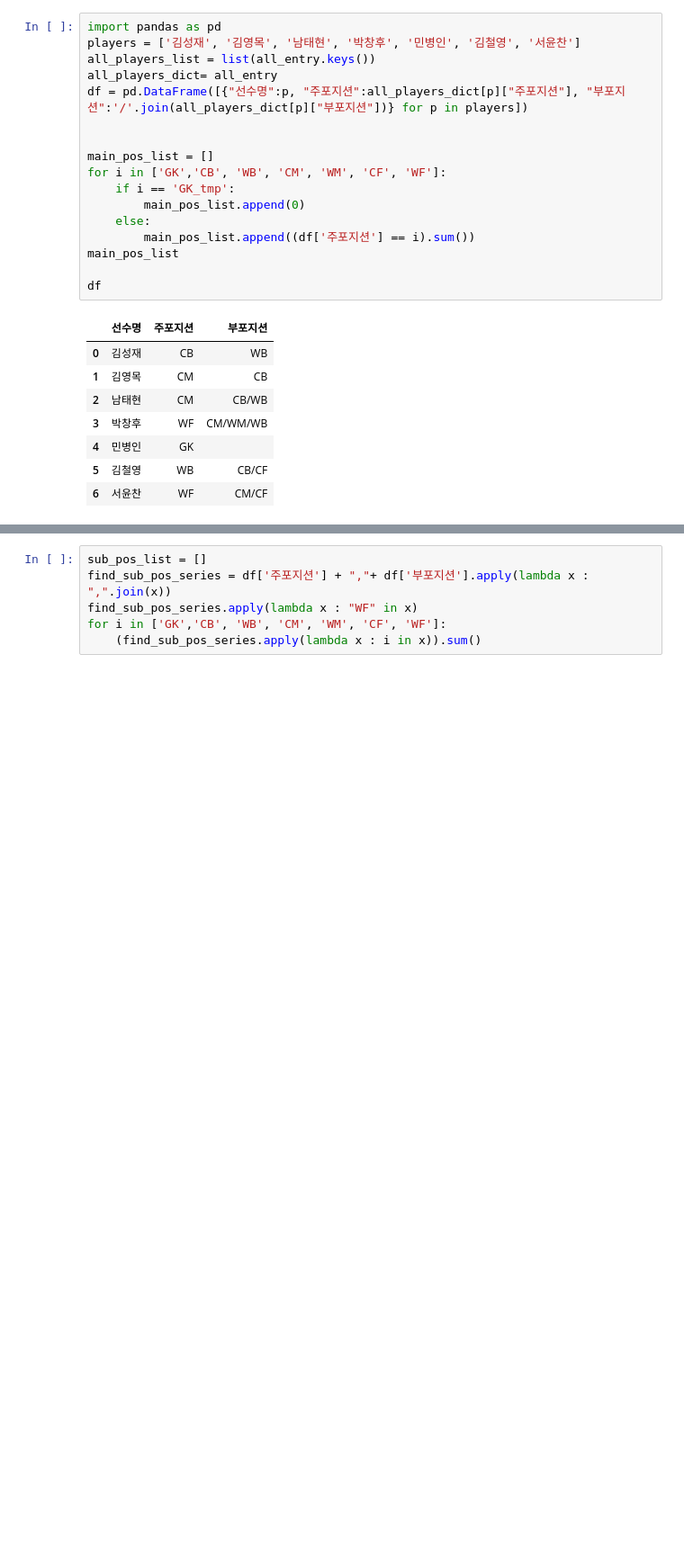
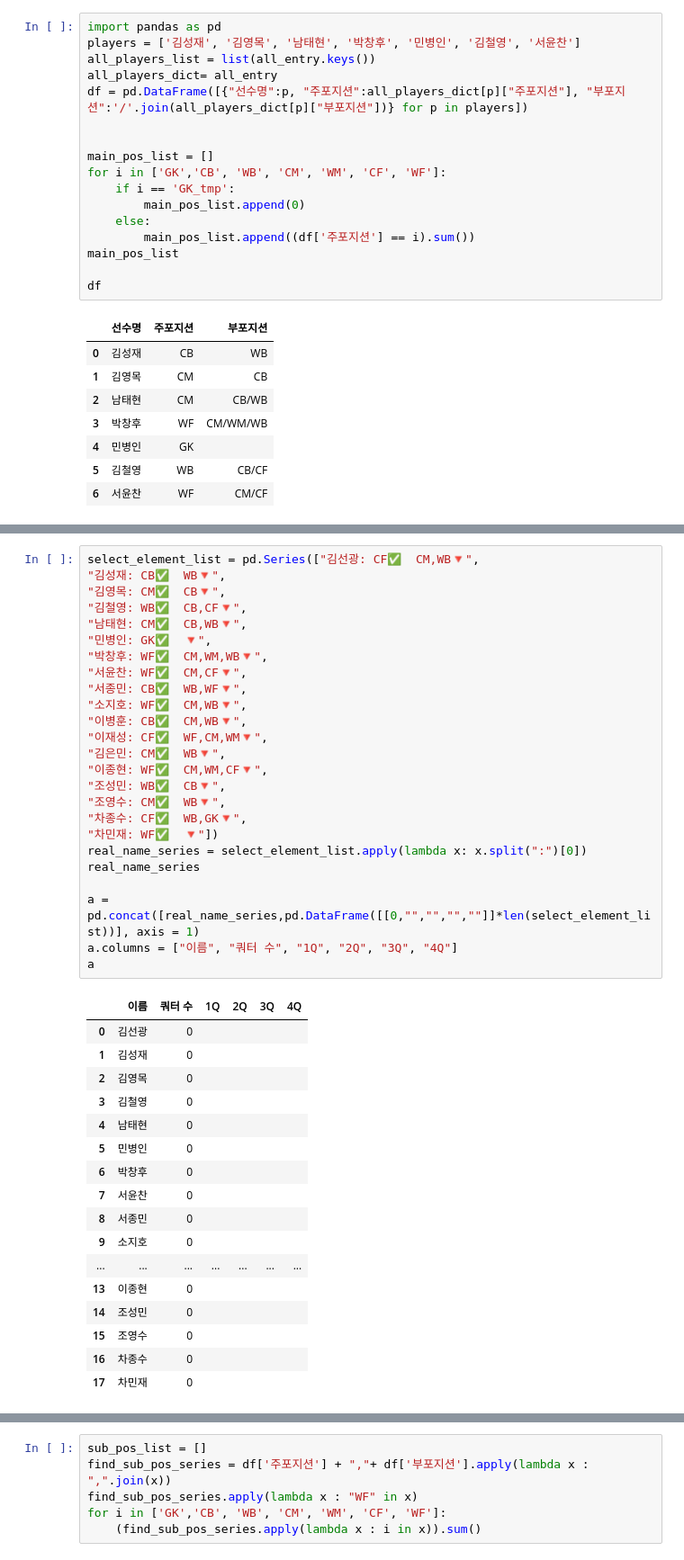
Before and after one commit to nammtaeehyeonn/South, a Jupyter notebook: 0330/test.ipynb, the cells around one changed output, grey strips where cells are left out. Shown: that part at 90% size. Drawn from its saved outputs; the diff is of its cells as text; blank space fills up the shorter version.

```diff
--- a/0330/test.ipynb
+++ b/0330/test.ipynb
@@ -104,0 +104,43 @@ dtype: object
+# %%
+select_element_list = pd.Series(["김선광: CF✅  CM,WB🔻",
+"김성재: CB✅  WB🔻",
+"김영목: CM✅  CB🔻",
+"김철영: WB✅  CB,CF🔻",
+"남태현: CM✅  CB,WB🔻",
+"민병인: GK✅  🔻",
+"박창후: WF✅  CM,WM,WB🔻",
+"서윤찬: WF✅  CM,CF🔻",
+"서종민: CB✅  WB,WF🔻",
+"소지호: WF✅  CM,WB🔻",
+"이병훈: CB✅  CM,WB🔻",
+"이재성: CF✅  WF,CM,WM🔻",
+"김은민: CM✅  WB🔻",
+"이종현: WF✅  CM,WM,CF🔻",
+"조성민: WB✅  CB🔻",
+"조영수: CM✅  WB🔻",
+"차종수: CF✅  WB,GK🔻",
+"차민재: WF✅  🔻"])
+real_name_series = select_element_list.apply(lambda x: x.split(":")[0])
+real_name_series
+
+a = pd.concat([real_name_series,pd.DataFrame([[0,"","","",""]]*len(select_element_list))], axis = 1)
+a.columns = ["이름", "쿼터 수", "1Q", "2Q", "3Q", "4Q"]
+a
+# %% [output]
+|  | 이름 | 쿼터 수 | 1Q | 2Q | 3Q | 4Q |
+| 0 | 김선광 | 0 |  |  |  |  |
+| 1 | 김성재 | 0 |  |  |  |  |
+| 2 | 김영목 | 0 |  |  |  |  |
+| 3 | 김철영 | 0 |  |  |  |  |
+| 4 | 남태현 | 0 |  |  |  |  |
+| 5 | 민병인 | 0 |  |  |  |  |
+| 6 | 박창후 | 0 |  |  |  |  |
+| 7 | 서윤찬 | 0 |  |  |  |  |
+| 8 | 서종민 | 0 |  |  |  |  |
+| 9 | 소지호 | 0 |  |  |  |  |
+| ... | ... | ... | ... | ... | ... | ... |
+| 13 | 이종현 | 0 |  |  |  |  |
+| 14 | 조성민 | 0 |  |  |  |  |
+| 15 | 조영수 | 0 |  |  |  |  |
+| 16 | 차종수 | 0 |  |  |  |  |
+| 17 | 차민재 | 0 |  |  |  |  |
```
Also changed, not shown: parts of 7 cells of this notebook, 1 other file.
